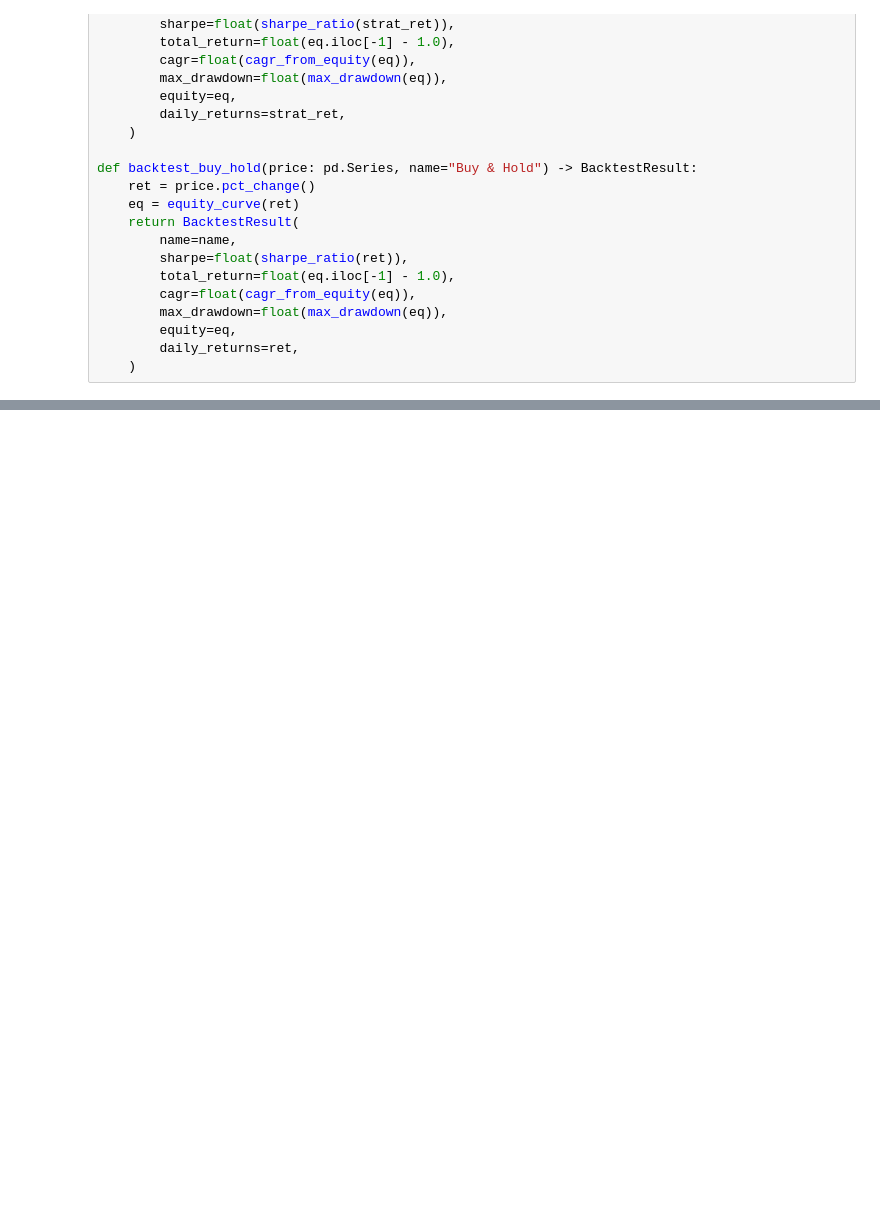
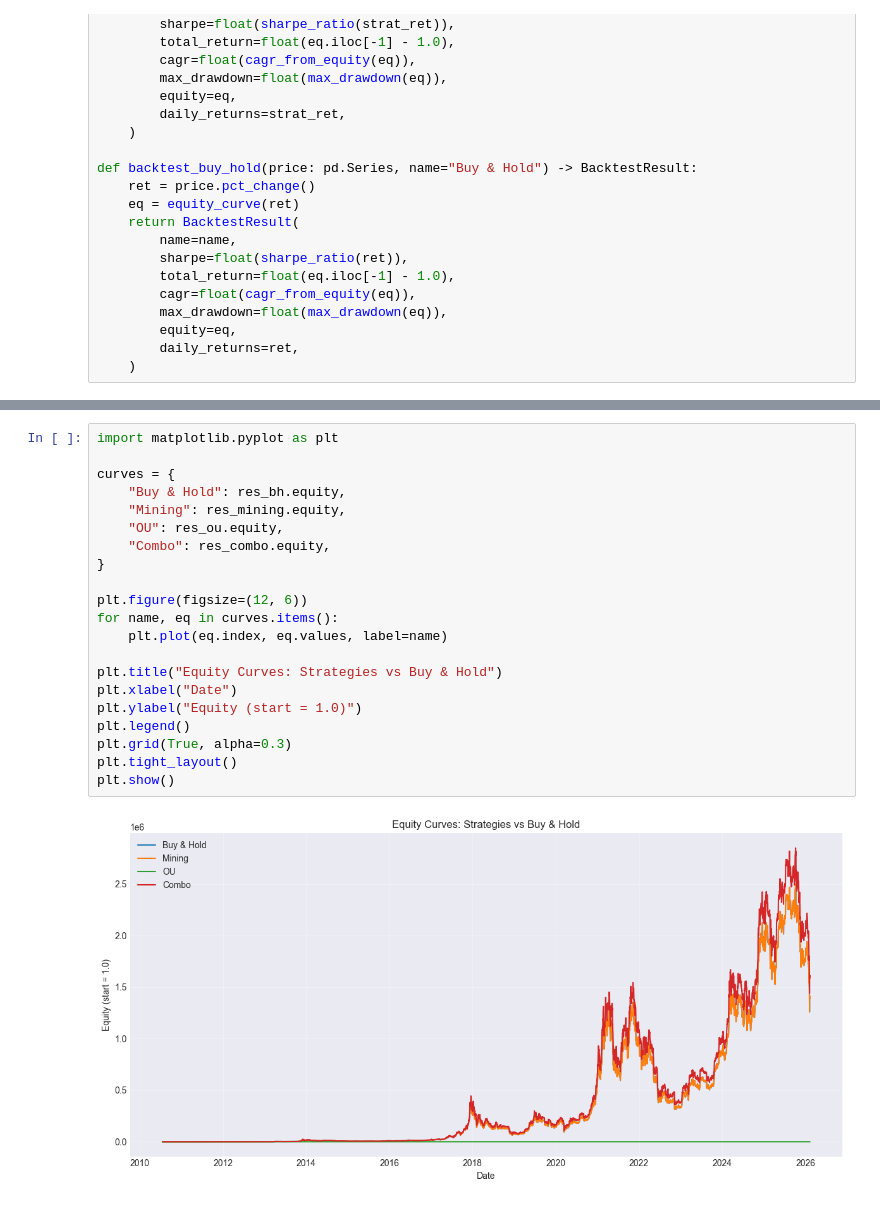
Before and after one commit to StandingAbove/LunaExchange, a Jupyter notebook: Crypto/btc_stochastic.ipynb, the cells around one changed output, grey strips where cells are left out. Drawn from its saved outputs; the diff is of its cells as text; blank space fills up the shorter version.

```diff
--- a/Crypto/btc_stochastic.ipynb
+++ b/Crypto/btc_stochastic.ipynb
@@ -384,0 +541,23 @@ summary2
+# %%
+import matplotlib.pyplot as plt
+
+curves = {
+    "Buy & Hold": res_bh.equity,
+    "Mining": res_mining.equity,
+    "OU": res_ou.equity,
+    "Combo": res_combo.equity,
+}
+
+plt.figure(figsize=(12, 6))
+for name, eq in curves.items():
+    plt.plot(eq.index, eq.values, label=name)
+
+plt.title("Equity Curves: Strategies vs Buy & Hold")
+plt.xlabel("Date")
+plt.ylabel("Equity (start = 1.0)")
+plt.legend()
+plt.grid(True, alpha=0.3)
+plt.tight_layout()
+plt.show()
+# %% [output]
+[figure, added]
```
Also changed, not shown: parts of 8 cells of this notebook, 1 other file.
